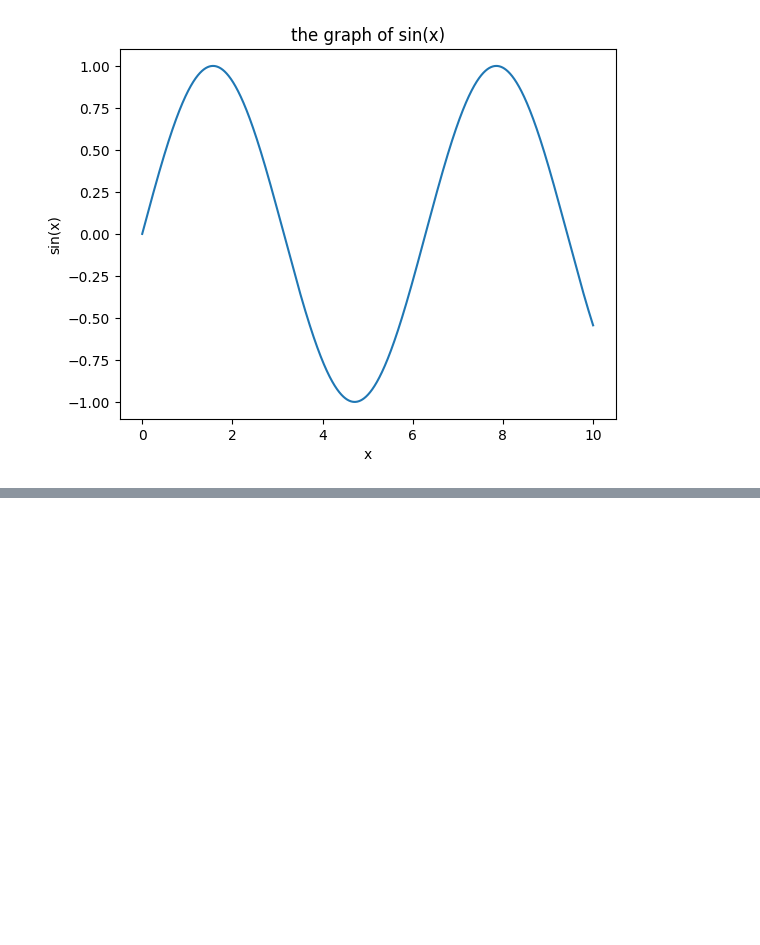
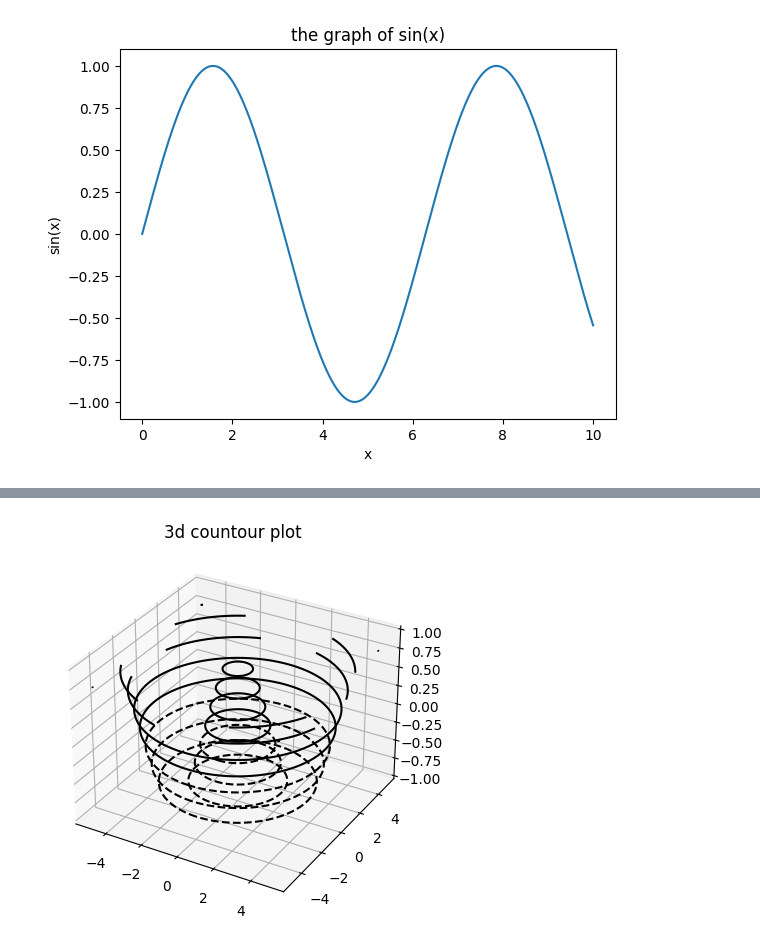
Before and after one commit to PrasantIITM/ma22c033_2023_PL, a Jupyter notebook: Assignment 6/Graphing_functions.ipynb, the cells around one changed output, grey strips where cells are left out. Saved outputs shown, nothing was run; the diff lists cells and outputs as text; code cells hidden in the pictures; blank space fills up the shorter version.

```diff
--- a/Assignment 6/Graphing_functions.ipynb
+++ b/Assignment 6/Graphing_functions.ipynb
@@ -24,2 +36,9 @@ def f(x,y):
+# %%
+fig = plt.figure()
+ax = plt.axes(projection="3d")
+plt.title("3d countour plot")
+ax.contour(X, Y, Z, colors='black'); #  3d countour plot
+# %% [output]
+[figure, added]
 # %%
 fig = plt.figure()
```
Also changed, not shown: parts of 2 cells of this notebook.
